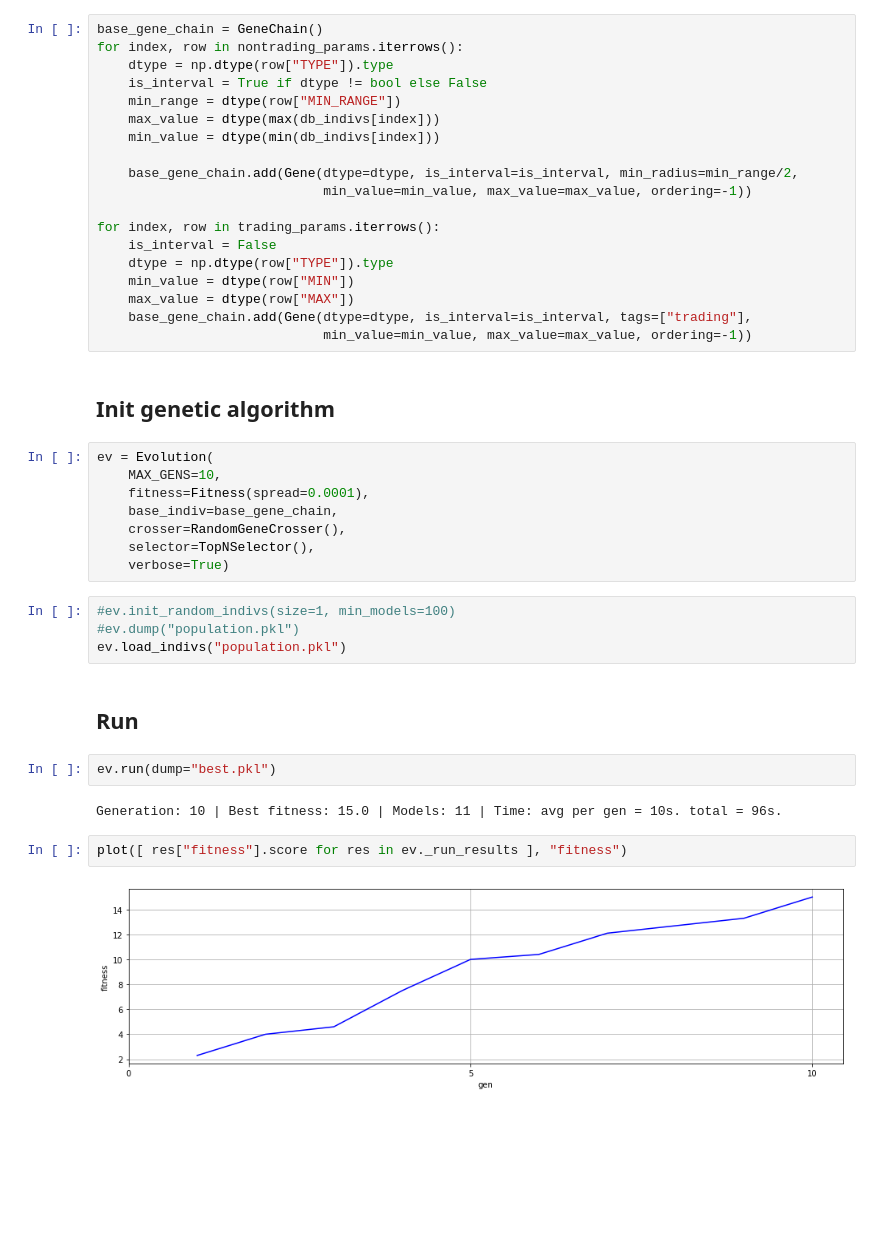
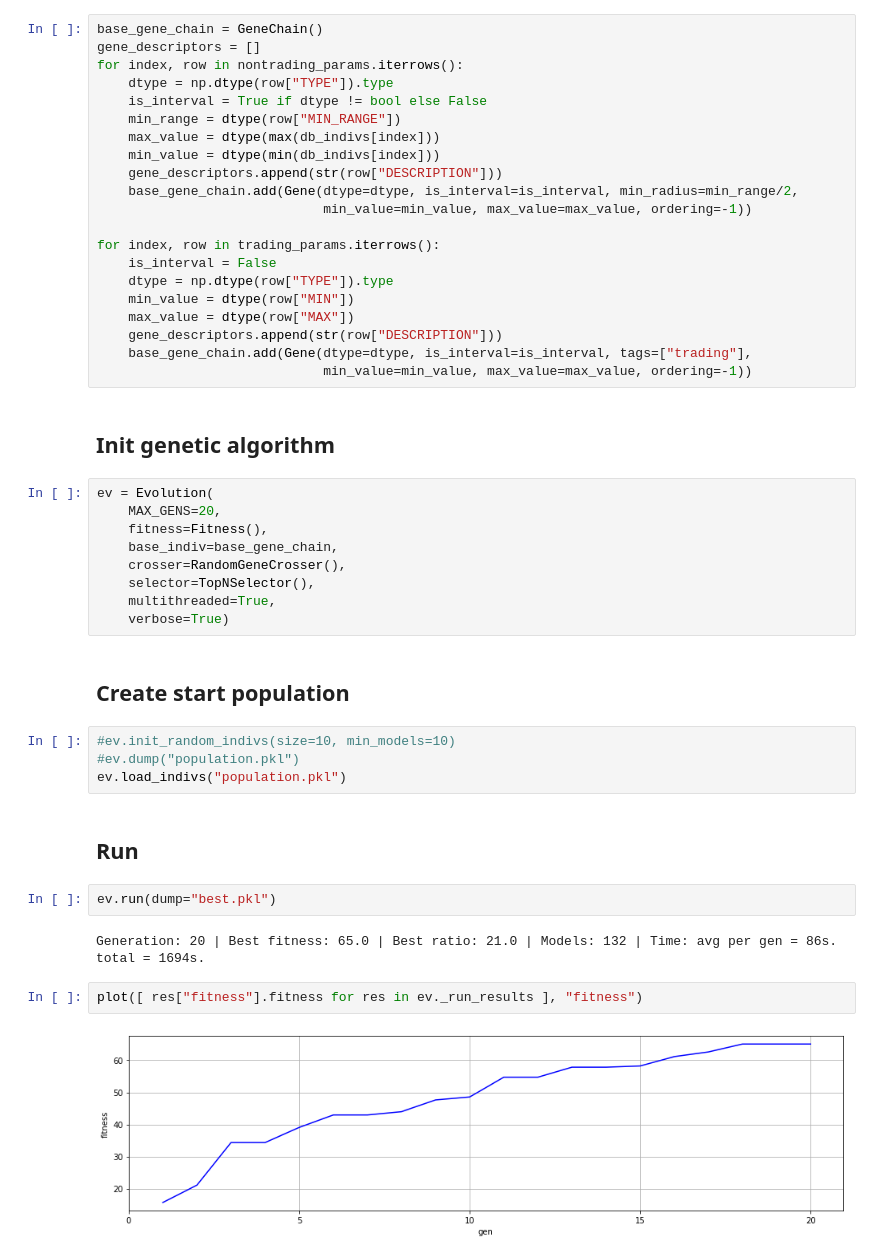
Before and after one commit to dn1eper/genetic-trading, a Jupyter notebook: Main.ipynb, the cells around one changed output. Saved outputs shown, nothing was run; the diff lists cells and outputs as text; blank space fills up the shorter version.

```diff
--- a/Main.ipynb
+++ b/Main.ipynb
@@ -21,13 +29,14 @@ nontrading_params = load_nontrading_params()    # pandas object, for precomputat
 ## Init base gene chain
 # %%
 base_gene_chain = GeneChain()
+gene_descriptors = []
 for index, row in nontrading_params.iterrows():
     dtype = np.dtype(row["TYPE"]).type
     is_interval = True if dtype != bool else False
     min_range = dtype(row["MIN_RANGE"])
     max_value = dtype(max(db_indivs[index]))
     min_value = dtype(min(db_indivs[index]))
-
+    gene_descriptors.append(str(row["DESCRIPTION"]))
     base_gene_chain.add(Gene(dtype=dtype, is_interval=is_interval, min_radius=min_range/2,
                              min_value=min_value, max_value=max_value, ordering=-1))
 
@@ -36,20 +45,24 @@ for index, row in trading_params.iterrows():
     dtype = np.dtype(row["TYPE"]).type
     min_value = dtype(row["MIN"])
     max_value = dtype(row["MAX"])
+    gene_descriptors.append(str(row["DESCRIPTION"]))
     base_gene_chain.add(Gene(dtype=dtype, is_interval=is_interval, tags=["trading"],
                              min_value=min_value, max_value=max_value, ordering=-1))
 # %% [markdown]
 ## Init genetic algorithm
 # %%
 ev = Evolution(
-    MAX_GENS=10,
-    fitness=Fitness(spread=0.0001),
+    MAX_GENS=20,
+    fitness=Fitness(),
     base_indiv=base_gene_chain,
     crosser=RandomGeneCrosser(),
     selector=TopNSelector(),
+    multithreaded=True,
     verbose=True)
+# %% [markdown]
+## Create start population
 # %%
-#ev.init_random_indivs(size=1, min_models=100)
+#ev.init_random_indivs(size=10, min_models=10)
 #ev.dump("population.pkl")
 ev.load_indivs("population.pkl")
 # %% [markdown]
@@ -57,10 +70,10 @@ ev.load_indivs("population.pkl")
 # %%
 ev.run(dump="best.pkl")
 # %% [output]
-Generation: 10 | Best fitness: 15.0 | Models: 11 | Time: avg per gen = 10s. total = 96s.
+Generation: 20 | Best fitness: 65.0 | Best ratio: 21.0 | Models: 132 | Time: avg per gen = 86s. total = 1694s.
 # %%
-plot([ res["fitness"].score for res in ev._run_results ], "fitness")
+plot([ res["fitness"].fitness for res in ev._run_results ], "fitness")
 # %% [output]
-[figure, old version]
+[figure, new version]
 # %%
 ev.print_generation()
```
Also changed, not shown: parts of 9 cells of this notebook, 7 other files.
